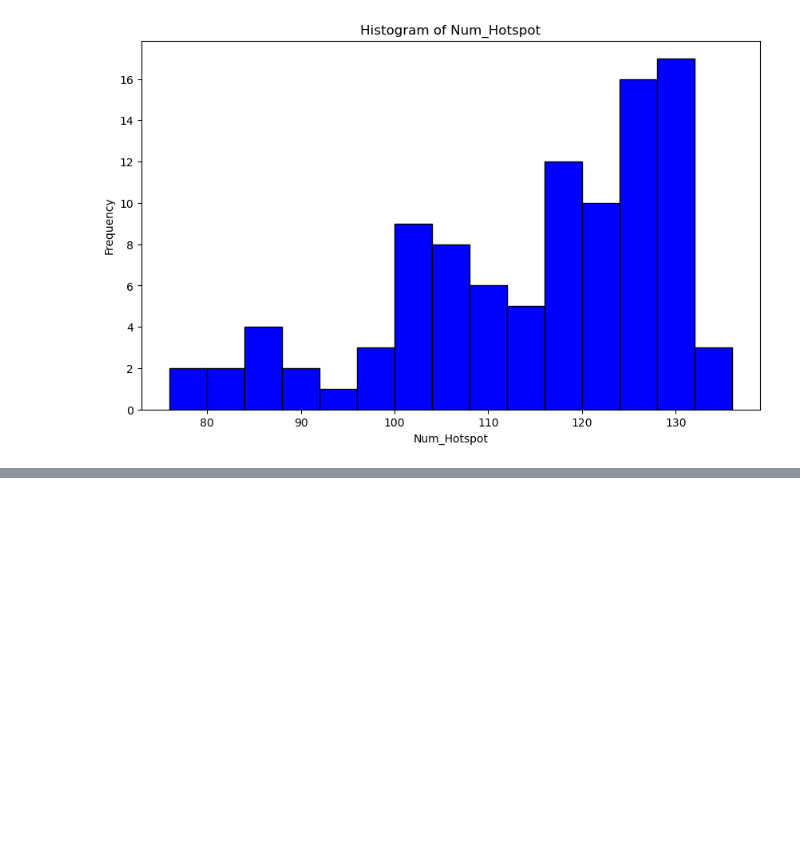
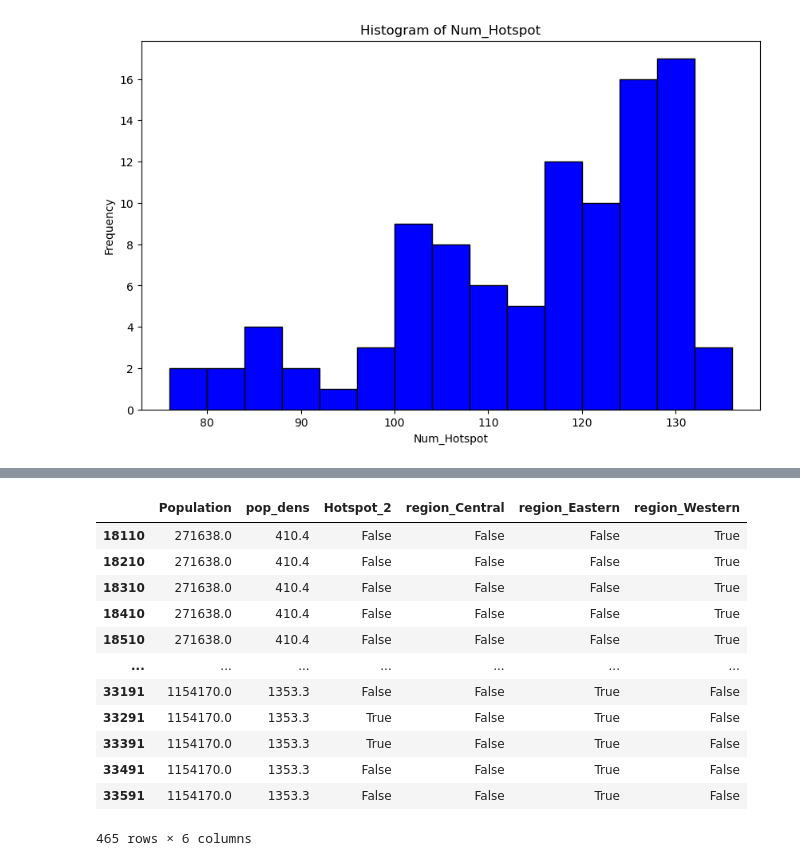
Before and after one commit to ecthompsoncodes/FDS-Epi-Project, a Jupyter notebook: Data for Analysis.ipynb, the cells around one changed output, grey strips where cells are left out. Saved outputs shown, nothing was run; the diff lists cells and outputs as text; code cells hidden in the pictures; blank space fills up the shorter version.

```diff
--- a/Data for Analysis.ipynb
+++ b/Data for Analysis.ipynb
@@ -334,0 +335,16 @@ data_320 = data_analysis[["Population", "region", "pop_dens", "Hotspot_2"]]
+# %%
+# data for stepwise
+stepwise_data = pd.read_csv("resultdat.csv")
+
+stepwise_data = stepwise_data.loc[stepwise_data['county'].isin(['Lincoln','Wake', 'Buncombe'])]
+
+
+data_320 = stepwise_data[["Population", "region", "pop_dens", "hotspot_prop"]]
+data_320 = data_320.copy()
+mean_hotspot_prop = data_320['hotspot_prop'].mean()
+
+# Create a new column 'above_mean' to check if 'hotspot_prop' is above the mean
+data_320.loc[:, 'hotspot_prop_binary'] = data_320['hotspot_prop'] > mean_hotspot_prop
+data_320[["Population", "region", "pop_dens", 'hotspot_prop']]
+data_320 = pd.get_dummies(data_320, columns=['region'])
+data_320
@@ -335,4 +356,28 @@ data_320 = data_analysis[["Population", "region", "pop_dens", "Hotspot_2"]]
+# %%
+from sklearn.preprocessing import OneHotEncoder
+
+
+# Applying One-Hot Encoding
+one_hot_encoder = OneHotEncoder(sparse=False)
+data_320 = one_hot_encoder.fit_transform(data_320[['region']])
+data_320 = pd.DataFrame(data_320, columns=one_hot_encoder.get_feature_names_out(['region']))
 # %%
 data_analysis.to_csv("analysis_data_small.csv")
 data_320.to_csv("data_320.csv")
 #data.to_csv("data_large.csv")
+# %%
+data_320
+# %% [output]
+|  | Population | pop_dens | Hotspot_2 | region_Central | region_Eastern | region_Western |
+| 18110 | 271638.0 | 410.4 | False | False | False | True |
+| 18210 | 271638.0 | 410.4 | False | False | False | True |
+| 18310 | 271638.0 | 410.4 | False | False | False | True |
+| 18410 | 271638.0 | 410.4 | False | False | False | True |
+| 18510 | 271638.0 | 410.4 | False | False | False | True |
+| ... | ... | ... | ... | ... | ... | ... |
+| 33191 | 1154170.0 | 1353.3 | False | False | True | False |
+| 33291 | 1154170.0 | 1353.3 | True | False | True | False |
+| 33391 | 1154170.0 | 1353.3 | True | False | True | False |
+| 33491 | 1154170.0 | 1353.3 | False | False | True | False |
+| 33591 | 1154170.0 | 1353.3 | False | False | True | False |
+465 rows × 6 columns
```
Also changed, not shown: parts of 2 cells of this notebook, 2 other files.
